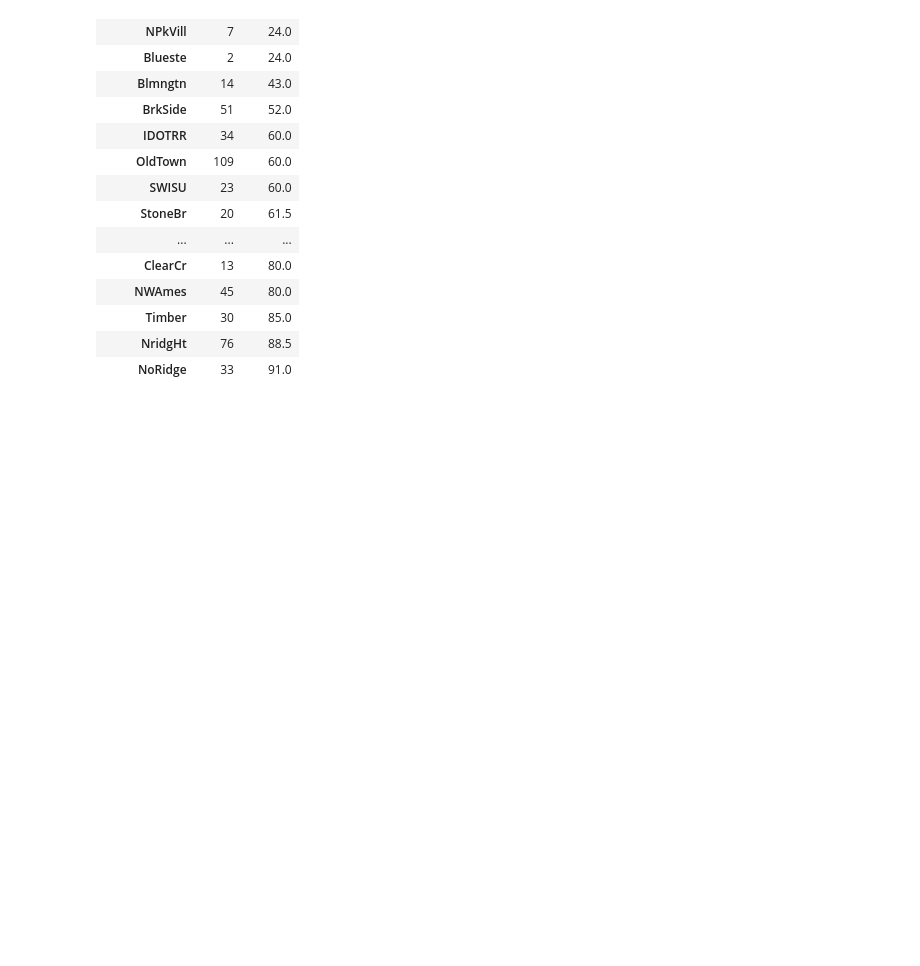
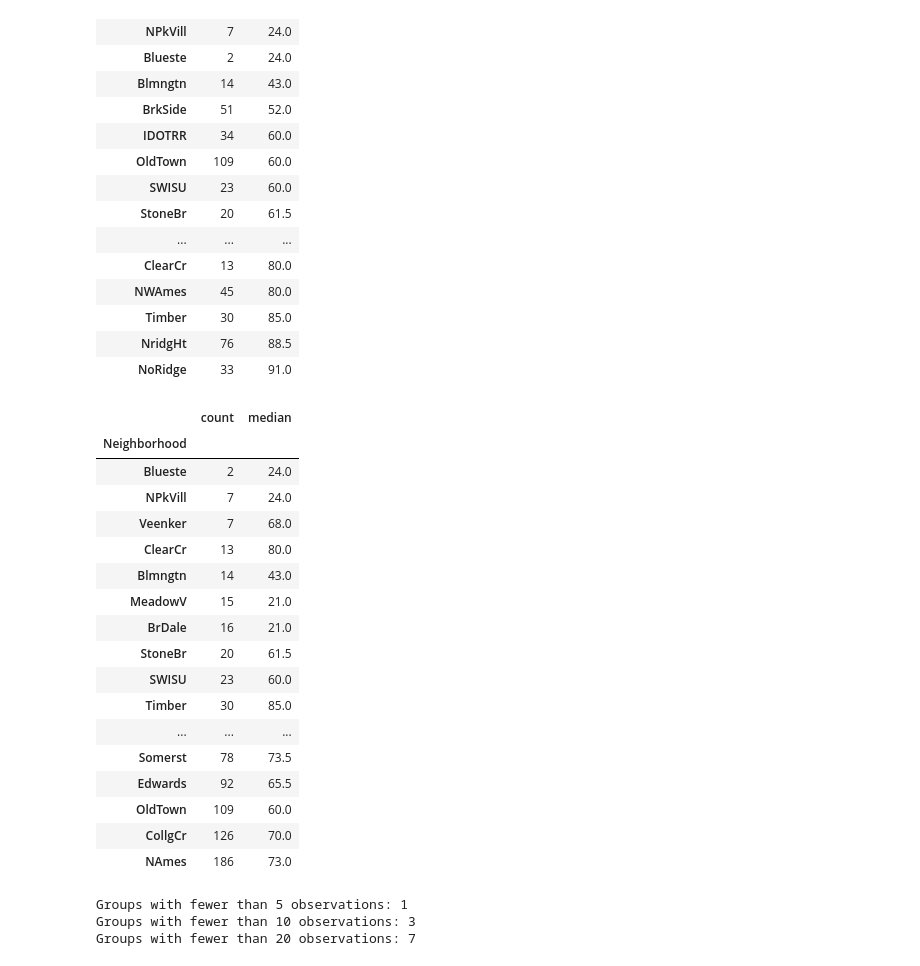
Before and after one commit to rudragupta-27/House-Price-Prediction, a Jupyter notebook: notebooks/01_EDA.ipynb, the cells around one changed output. Drawn from its saved outputs; the diff is of its cells as text; code cells hidden in the pictures; blank space fills up the shorter version.

Commit message:
Analyzed frontage

```diff
--- a/notebooks/01_EDA.ipynb
+++ b/notebooks/01_EDA.ipynb
@@ -346,3 +346,33 @@ df.groupby("Neighborhood")["LotFrontage"].agg(["count", "median"]).sort_values("
 | Timber | 30 | 85.0 |
 | NridgHt | 76 | 88.5 |
 | NoRidge | 33 | 91.0 |
+# %%
+neighborhood_stats=(df.groupby("Neighborhood")["LotFrontage"].agg(["count","median"]).sort_values("count"))
+neighborhood_stats
+# %% [output]
+|  | count | median |
+| Neighborhood |  |  |
+| Blueste | 2 | 24.0 |
+| NPkVill | 7 | 24.0 |
+| Veenker | 7 | 68.0 |
+| ClearCr | 13 | 80.0 |
+| Blmngtn | 14 | 43.0 |
+| MeadowV | 15 | 21.0 |
+| BrDale | 16 | 21.0 |
+| StoneBr | 20 | 61.5 |
+| SWISU | 23 | 60.0 |
+| Timber | 30 | 85.0 |
+| ... | ... | ... |
+| Somerst | 78 | 73.5 |
+| Edwards | 92 | 65.5 |
+| OldTown | 109 | 60.0 |
+| CollgCr | 126 | 70.0 |
+| NAmes | 186 | 73.0 |
+# %%
+print("Groups with fewer than 5 observations:",(neighborhood_stats["count"]<5).sum())
+print("Groups with fewer than 10 observations:",(neighborhood_stats["count"]<10).sum())
+print("Groups with fewer than 20 observations:",(neighborhood_stats["count"]<20).sum())
+# %% [output]
+Groups with fewer than 5 observations: 1
+Groups with fewer than 10 observations: 3
+Groups with fewer than 20 observations: 7
```
